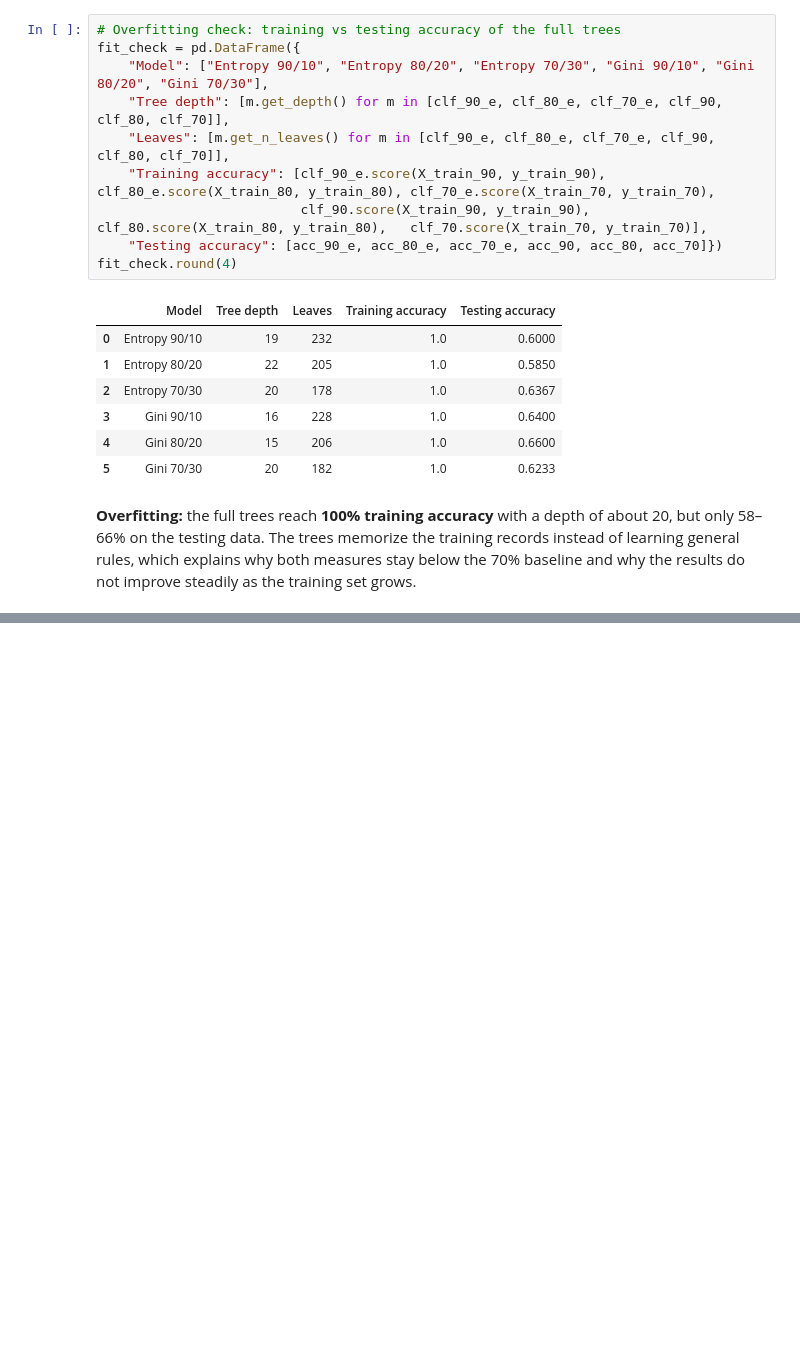
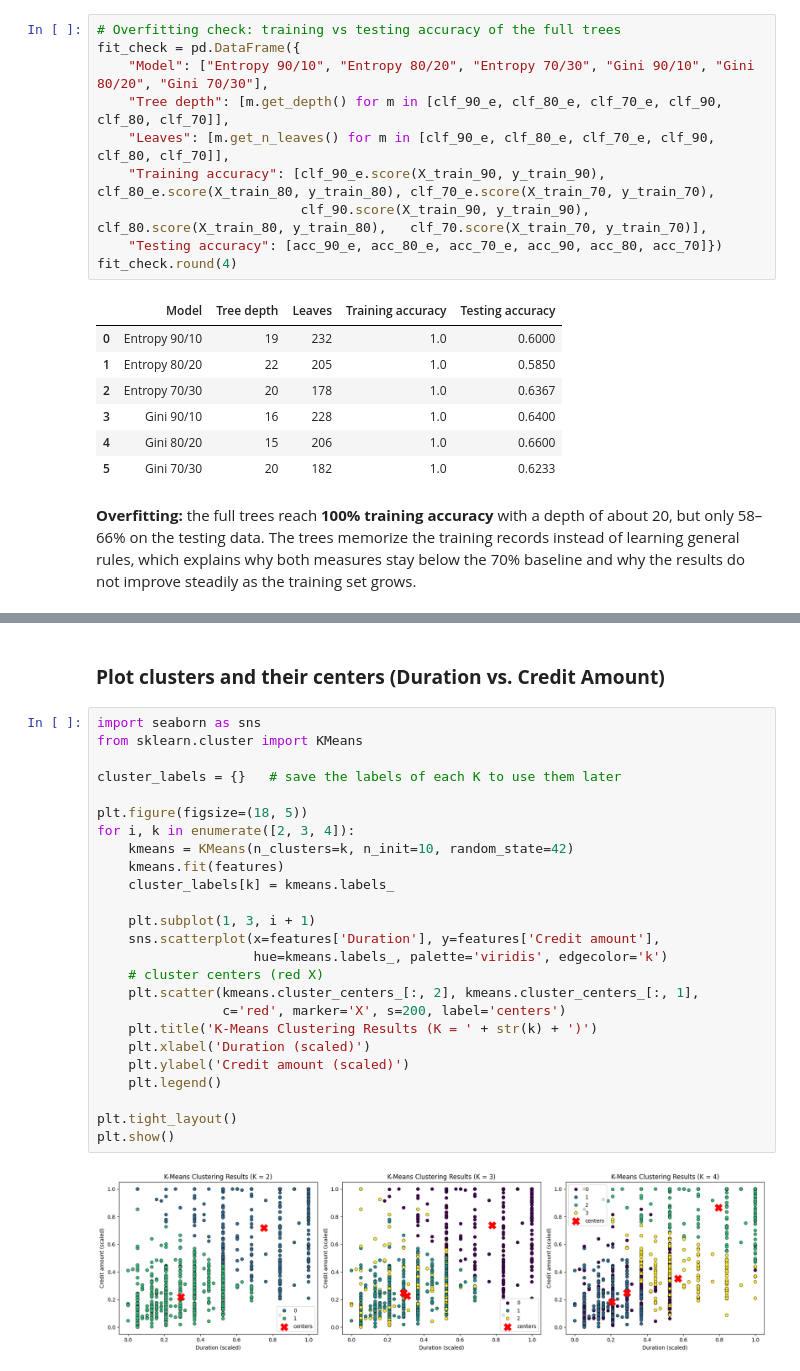
Before and after one commit to saraalmazroa/-IT326-DataMining-Project-, a Jupyter notebook: Phase3.ipynb, the cells around one changed output, grey strips where cells are left out. Drawn from its saved outputs; the diff is of its cells as text; blank space fills up the shorter version.

```diff
--- a/Phase3.ipynb
+++ b/Phase3.ipynb
@@ -582,0 +659,29 @@ fit_check.round(4)
+# %% [markdown]
+### **Plot clusters and their centers (Duration vs. Credit Amount)**
+# %%
+import seaborn as sns
+from sklearn.cluster import KMeans
+
+cluster_labels = {}   # save the labels of each K to use them later
+
+plt.figure(figsize=(18, 5))
+for i, k in enumerate([2, 3, 4]):
+    kmeans = KMeans(n_clusters=k, n_init=10, random_state=42)
+    kmeans.fit(features)
+    cluster_labels[k] = kmeans.labels_
+
+    plt.subplot(1, 3, i + 1)
+    sns.scatterplot(x=features['Duration'], y=features['Credit amount'],
+                    hue=kmeans.labels_, palette='viridis', edgecolor='k')
+    # cluster centers (red X)
+    plt.scatter(kmeans.cluster_centers_[:, 2], kmeans.cluster_centers_[:, 1],
+                c='red', marker='X', s=200, label='centers')
+    plt.title('K-Means Clustering Results (K = ' + str(k) + ')')
+    plt.xlabel('Duration (scaled)')
+    plt.ylabel('Credit amount (scaled)')
+    plt.legend()
+
+plt.tight_layout()
+plt.show()
+# %% [output]
+[figure, added]
```
Also changed, not shown: parts of 16 cells of this notebook.
